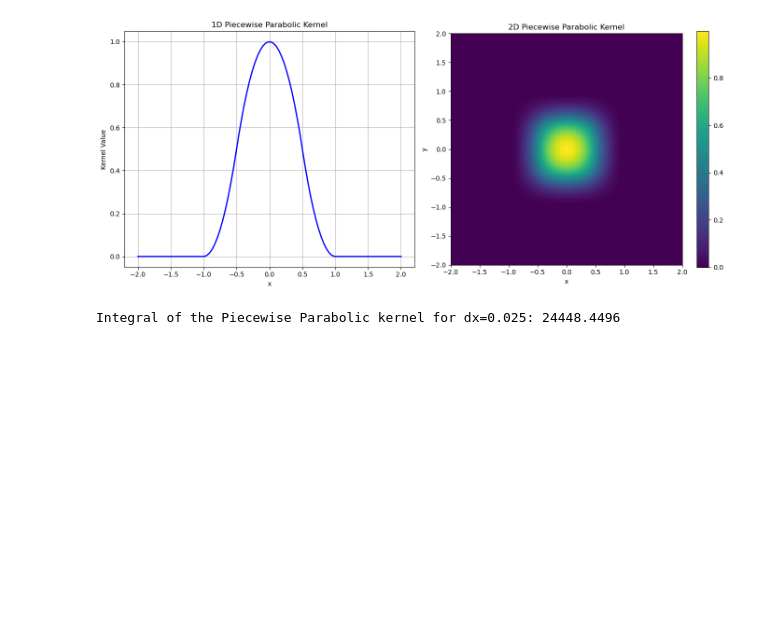
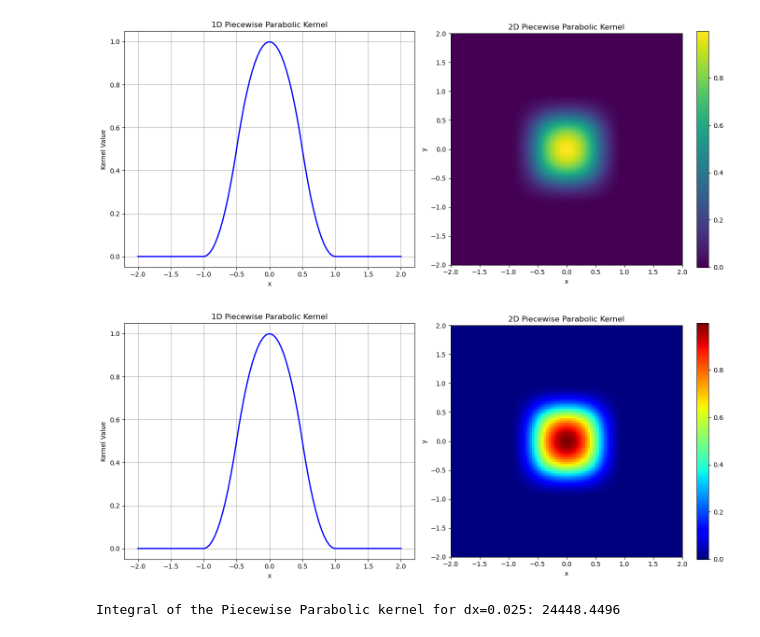
Before and after one commit to grarchana/bdld, a Jupyter notebook: trial/entropic_dw/PPD_Kernel_EP.ipynb, the cells around one changed output. Cells and saved outputs as stored; diff of their text form; code cells hidden in the pictures; blank space fills up the shorter version.

Commit message:
PPD_Kernel_EP

```diff
--- a/trial/entropic_dw/PPD_Kernel_EP.ipynb
+++ b/trial/entropic_dw/PPD_Kernel_EP.ipynb
@@ -127,6 +127,70 @@ plt.tight_layout()
 plt.show()
 # %% [output]
 [figure]
+# %%
+import numpy as np
+import matplotlib.pyplot as plt
+
+def piecewise_parabolic_kernel_1d(x, sigma_kernel):
+    """Piecewise Parabolic Kernel function in 1D."""
+    if x <= -sigma_kernel or x >= sigma_kernel:
+        return 0.0
+    elif x <= -0.5 * sigma_kernel:
+        kernel_value = 1.0 + x / sigma_kernel
+        kernel_value = kernel_value**2
+        kernel_value = 2.0 * kernel_value / sigma_kernel
+    elif x >= 0.5 * sigma_kernel:
+        kernel_value = 1.0 - x / sigma_kernel
+        kernel_value = kernel_value**2
+        kernel_value = 2.0 * kernel_value / sigma_kernel
+    else:
+        kernel_value = x / sigma_kernel
+        kernel_value = kernel_value**2
+        kernel_value = 1.0 - 2.0 * kernel_value
+        kernel_value = kernel_value / sigma_kernel
+    return kernel_value
+
+def piecewise_parabolic_kernel_2d(x, y, sigma_kernel):
+    """Piecewise Parabolic Kernel function in 2D."""
+    kernel_x = piecewise_parabolic_kernel_1d(x, sigma_kernel)
+    kernel_y = piecewise_parabolic_kernel_1d(y, sigma_kernel)
+    return kernel_x * kernel_y
+
+# Define parameters
+sigma_kernel = 1.0
+
+# 1D Kernel
+x_1d = np.linspace(-2 * sigma_kernel, 2 * sigma_kernel, 100)
+kernel_1d = np.array([piecewise_parabolic_kernel_1d(xi, sigma_kernel) for xi in x_1d])
+
+# 2D Kernel
+x_2d = np.linspace(-2 * sigma_kernel, 2 * sigma_kernel, 100)
+y_2d = np.linspace(-2 * sigma_kernel, 2 * sigma_kernel, 100)
+X_2d, Y_2d = np.meshgrid(x_2d, y_2d)
+kernel_2d = np.array([[piecewise_parabolic_kernel_2d(xi, yi, sigma_kernel) for xi in x_2d] for yi in y_2d])
+
+# Plotting
+fig, axs = plt.subplots(1, 2, figsize=(14, 6))
+
+# Plot 1D Kernel
+axs[0].plot(x_1d, kernel_1d, color='blue', lw=2)
+axs[0].set_title("1D Piecewise Parabolic Kernel")
+axs[0].set_xlabel("x")
+axs[0].set_ylabel("Kernel Value")
+axs[0].grid(True)
+
+# Plot 2D Kernel as a heatmap with 'jet' colormap
+c = axs[1].imshow(kernel_2d, extent=[-2 * sigma_kernel, 2 * sigma_kernel, -2 * sigma_kernel, 2 * sigma_kernel],
+                  origin='lower', cmap='jet')
+axs[1].set_title("2D Piecewise Parabolic Kernel")
+axs[1].set_xlabel("x")
+axs[1].set_ylabel("y")
+fig.colorbar(c, ax=axs[1])
+
+plt.tight_layout()
+plt.show()
+# %% [output]
+[figure, added]
 # %%
 import numpy as np
 import matplotlib.pyplot as plt
```
